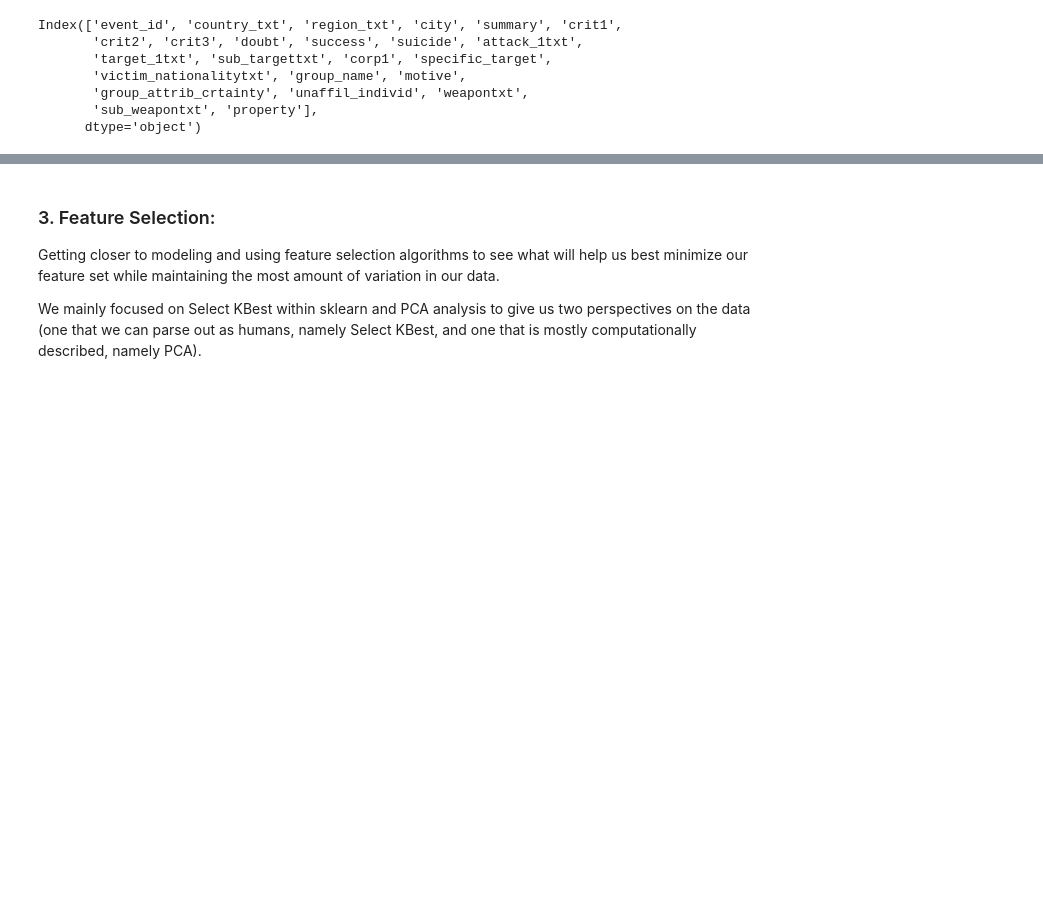
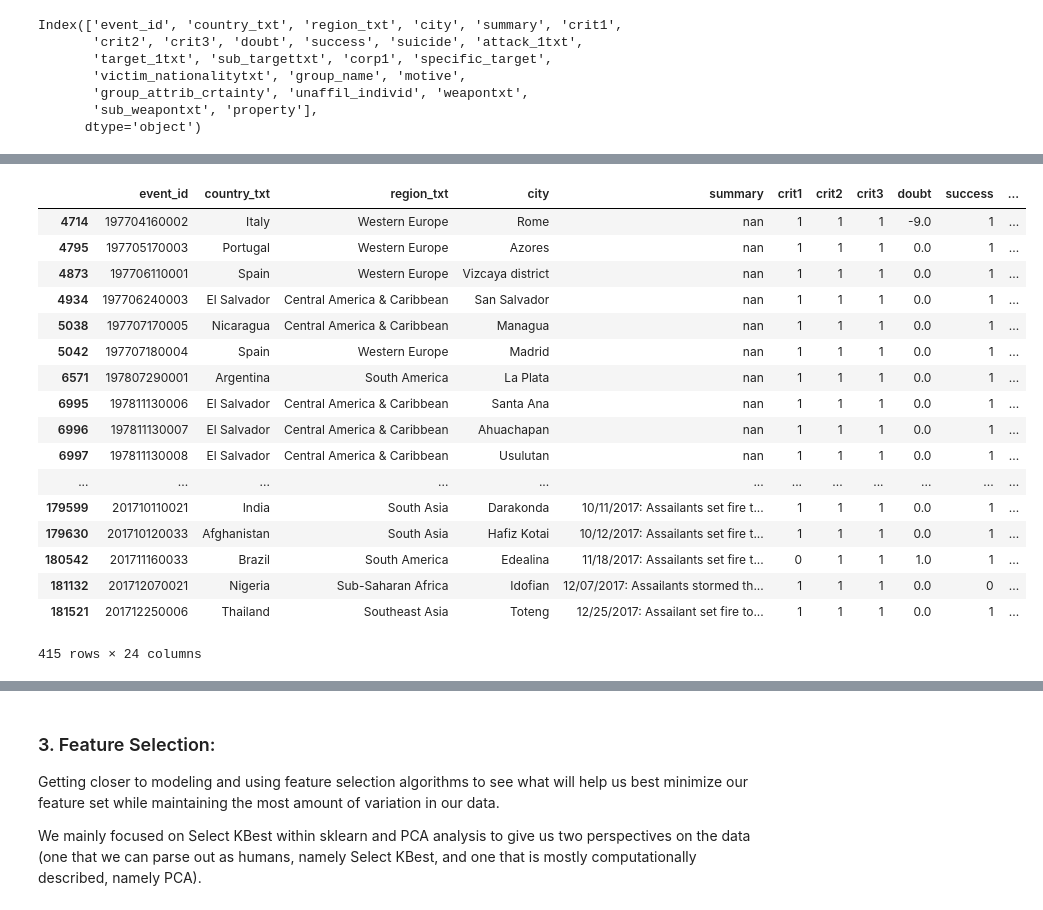
Before and after one commit to Begecky/Thinkful_Materials, a Jupyter notebook: Unit_3_Capstone/CyberTerrorism6.ipynb, the cells around one changed output, grey strips where cells are left out. Drawn from its saved outputs; the diff is of its cells as text; code cells hidden in the pictures; blank space fills up the shorter version.

```diff
--- a/Unit_3_Capstone/CyberTerrorism6.ipynb
+++ b/Unit_3_Capstone/CyberTerrorism6.ipynb
@@ -693,3 +652,0 @@ plt.show()
-# %%
-pd.set_option('max_rows', 300)
-cyber_train_X['specific_target'].value_counts()
@@ -826,3 +751,0 @@ plt.show()
-# %%
-pd.set_option('max_rows', 150)
-cyber_data['specific_target'].value_counts()
@@ -866,3 +752,24 @@ cyber_data[inter_mask]
+# %%
+cyber_data.loc[cyber_data['specific_target'] == 'Comm-Related']
+# %% [output]
+|  | event_id | country_txt | region_txt | city | summary | crit1 | crit2 | crit3 | doubt | success | ... |
+| 4714 | 197704160002 | Italy | Western Europe | Rome | nan | 1 | 1 | 1 | -9.0 | 1 | ... |
+| 4795 | 197705170003 | Portugal | Western Europe | Azores | nan | 1 | 1 | 1 | 0.0 | 1 | ... |
+| 4873 | 197706110001 | Spain | Western Europe | Vizcaya district | nan | 1 | 1 | 1 | 0.0 | 1 | ... |
+| 4934 | 197706240003 | El Salvador | Central America & Caribbean | San Salvador | nan | 1 | 1 | 1 | 0.0 | 1 | ... |
+| 5038 | 197707170005 | Nicaragua | Central America & Caribbean | Managua | nan | 1 | 1 | 1 | 0.0 | 1 | ... |
+| 5042 | 197707180004 | Spain | Western Europe | Madrid | nan | 1 | 1 | 1 | 0.0 | 1 | ... |
+| 6571 | 197807290001 | Argentina | South America | La Plata | nan | 1 | 1 | 1 | 0.0 | 1 | ... |
+| 6995 | 197811130006 | El Salvador | Central America & Caribbean | Santa Ana | nan | 1 | 1 | 1 | 0.0 | 1 | ... |
+| 6996 | 197811130007 | El Salvador | Central America & Caribbean | Ahuachapan | nan | 1 | 1 | 1 | 0.0 | 1 | ... |
+| 6997 | 197811130008 | El Salvador | Central America & Caribbean | Usulutan | nan | 1 | 1 | 1 | 0.0 | 1 | ... |
+| ... | ... | ... | ... | ... | ... | ... | ... | ... | ... | ... | ... |
+| 179599 | 201710110021 | India | South Asia | Darakonda | 10/11/2017: Assailants set fire t... | 1 | 1 | 1 | 0.0 | 1 | ... |
+| 179630 | 201710120033 | Afghanistan | South Asia | Hafiz Kotai | 10/12/2017: Assailants set fire t... | 1 | 1 | 1 | 0.0 | 1 | ... |
+| 180542 | 201711160033 | Brazil | South America | Edealina | 11/18/2017: Assailants set fire t... | 0 | 1 | 1 | 1.0 | 1 | ... |
+| 181132 | 201712070021 | Nigeria | Sub-Saharan Africa | Idofian | 12/07/2017: Assailants stormed th... | 1 | 1 | 1 | 0.0 | 0 | ... |
+| 181521 | 201712250006 | Thailand | Southeast Asia | Toteng | 12/25/2017: Assailant set fire to... | 1 | 1 | 1 | 0.0 | 1 | ... |
+415 rows × 24 columns
 # %%
 del actives, actives_df, temp_output, beta_1, beta_2, gamma_1, gamma_2,
 del hot_countries, hot_countries_df, phi, temp_output2, mask3
```
Also changed, not shown: parts of 33 cells of this notebook, 1 other file.
